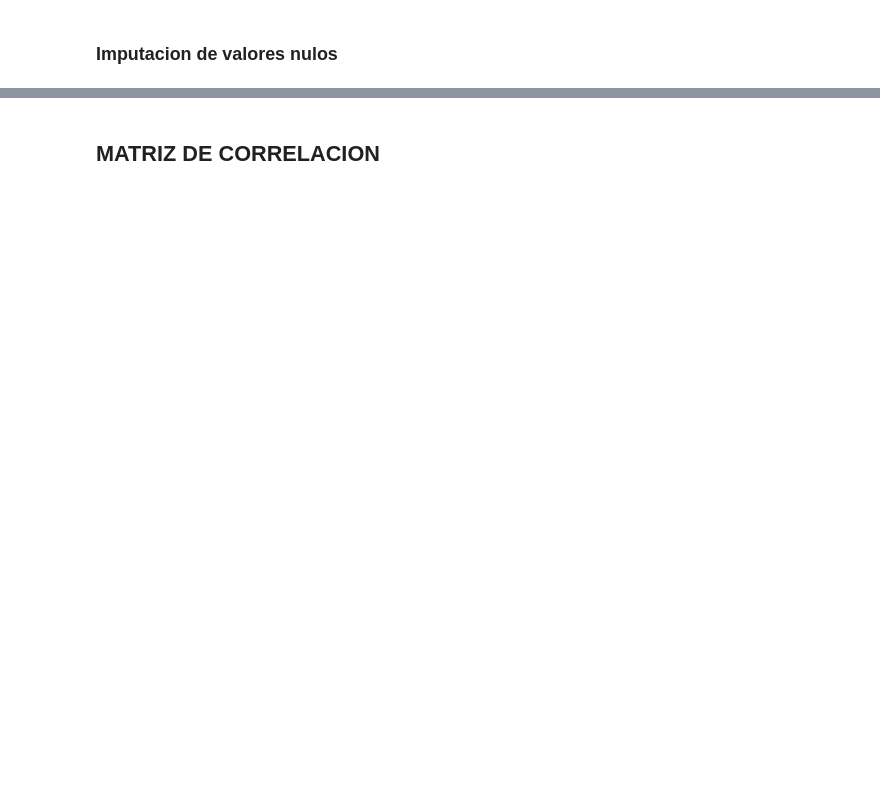
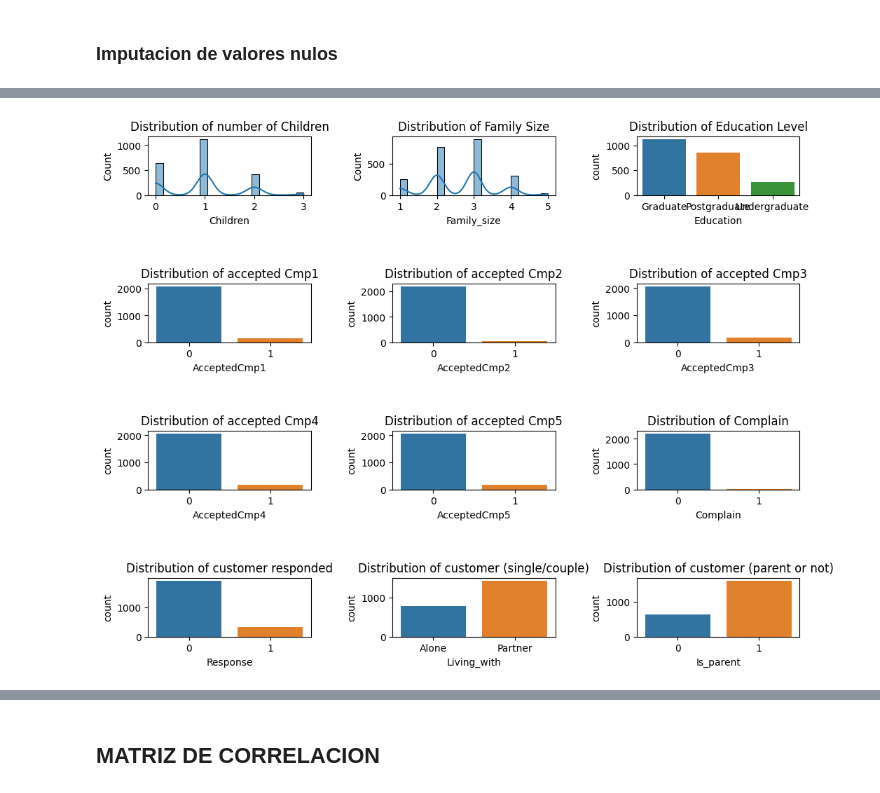
Before and after one commit to EliazarNoaLlas/Proyecto_Investigacion_Clustering-, a Jupyter notebook: 01_clustering_node2vec_kagle.ipynb, the cells around one changed output, grey strips where cells are left out. Drawn from its saved outputs; the diff is of its cells as text; code cells hidden in the pictures; blank space fills up the shorter version.

```diff
--- a/01_clustering_node2vec_kagle.ipynb
+++ b/01_clustering_node2vec_kagle.ipynb
@@ -831,0 +421,55 @@ memory usage: 941.5+ KB
+# %%
+plt.figure(figsize = (12, 12))
+plt.subplots_adjust(hspace = 1.5, wspace=0.5)
+
+plt.subplot(5, 3, 1)
+sns.histplot(df, x = 'Children', kde = True, bins = 20)
+plt.title("Distribution of number of Children")
+
+plt.subplot(5, 3, 2)
+sns.histplot(df, x = 'Family_size', kde = True, bins = 20)
+plt.title('Distribution of Family Size')
+
+plt.subplot(5, 3, 3)
+sns.countplot(df, x = 'Education')
+plt.title("Distribution of Education Level")
+
+plt.subplot(5, 3, 4)
+sns.countplot(df, x = 'AcceptedCmp1')
+plt.title("Distribution of accepted Cmp1")
+
+plt.subplot(5, 3, 5)
+sns.countplot(df, x = 'AcceptedCmp2')
+plt.title("Distribution of accepted Cmp2")
+
+plt.subplot(5, 3, 6)
+sns.countplot(df, x = 'AcceptedCmp3')
+plt.title("Distribution of accepted Cmp3")
+
+plt.subplot(5, 3, 7)
+sns.countplot(df, x = 'AcceptedCmp4')
+plt.title("Distribution of accepted Cmp4")
+
+plt.subplot(5, 3, 8)
+sns.countplot(df, x = 'AcceptedCmp5')
+plt.title("Distribution of accepted Cmp5")
+
+plt.subplot(5, 3, 9)
+sns.countplot(df, x = 'Complain')
+plt.title('Distribution of Complain')
+
+plt.subplot(5, 3, 10)
+sns.countplot(df, x = 'Response')
+plt.title('Distribution of customer responded')
+
+plt.subplot(5, 3, 11)
+sns.countplot(df, x = 'Living_with')
+plt.title("Distribution of customer (single/couple)")
+
+plt.subplot(5, 3, 12)
+sns.countplot(df, x = 'Is_parent')
+plt.title("Distribution of customer (parent or not)")
+
+plt.show()
+# %% [output]
+[figure, added]
```
Also changed, not shown: parts of 104 cells of this notebook.
